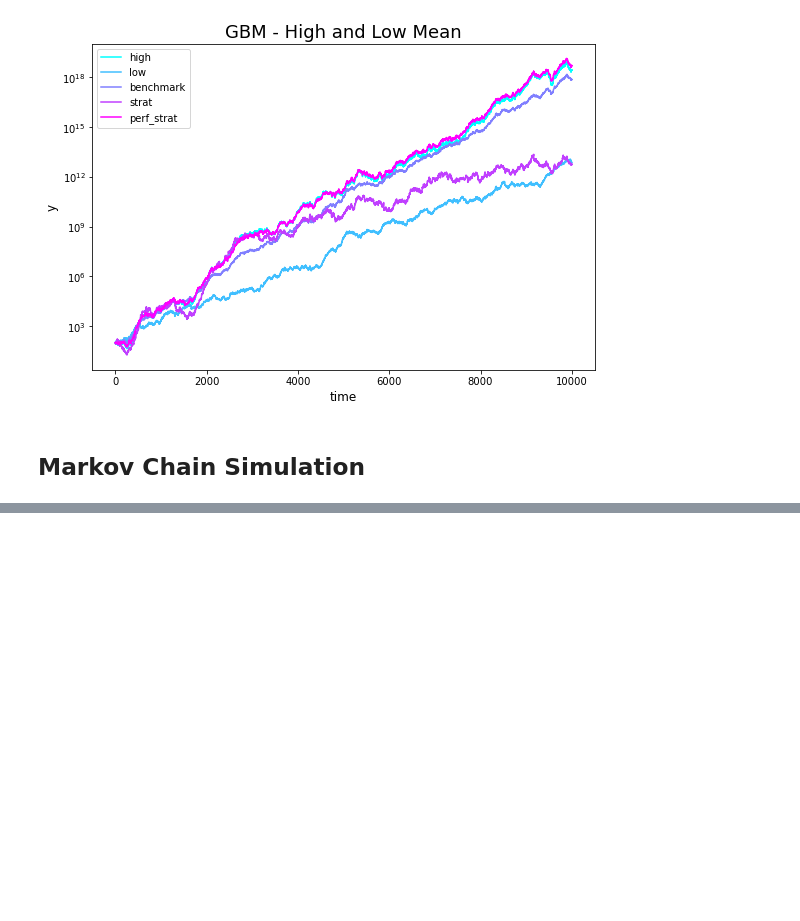
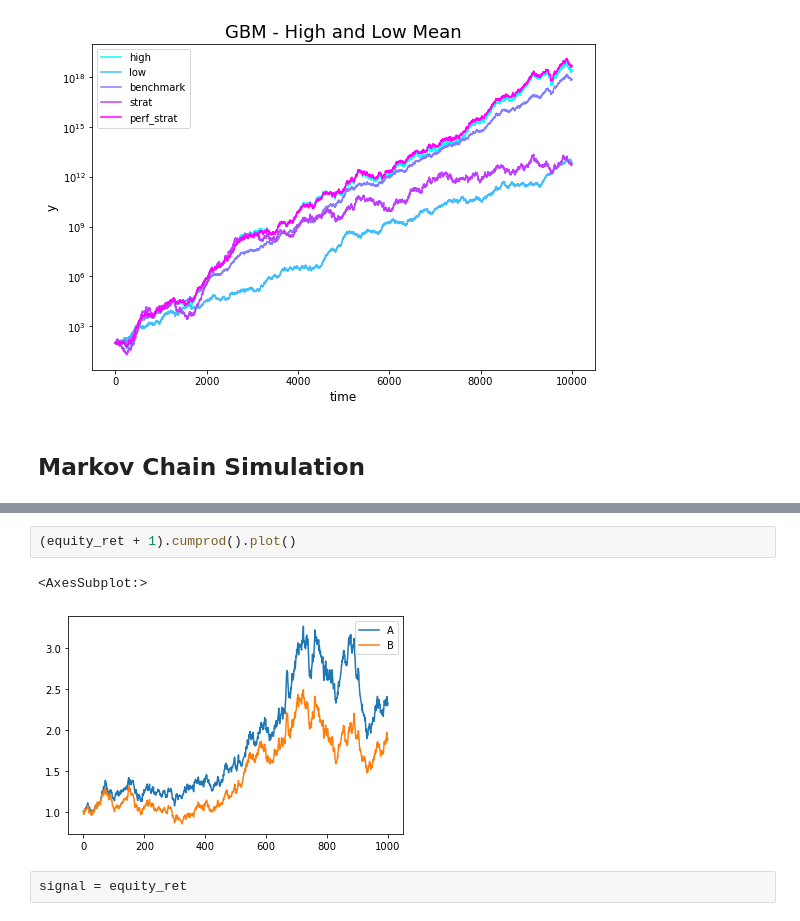
Before and after one commit to lucaberlanda/Magazzino, a Jupyter notebook: Finance/Signals.ipynb, the cells around one changed output, grey strips where cells are left out. Saved outputs shown, nothing was run; the diff lists cells and outputs as text; blank space fills up the shorter version.

```diff
--- a/Finance/Signals.ipynb
+++ b/Finance/Signals.ipynb
@@ -218,0 +261,7 @@ print(path)
+# %%
+(equity_ret + 1).cumprod().plot()
+# %% [output]
+<AxesSubplot:>
+[figure, added]
+# %%
+signal = equity_ret
```
Also changed, not shown: parts of 11 cells of this notebook, 4 other files.
